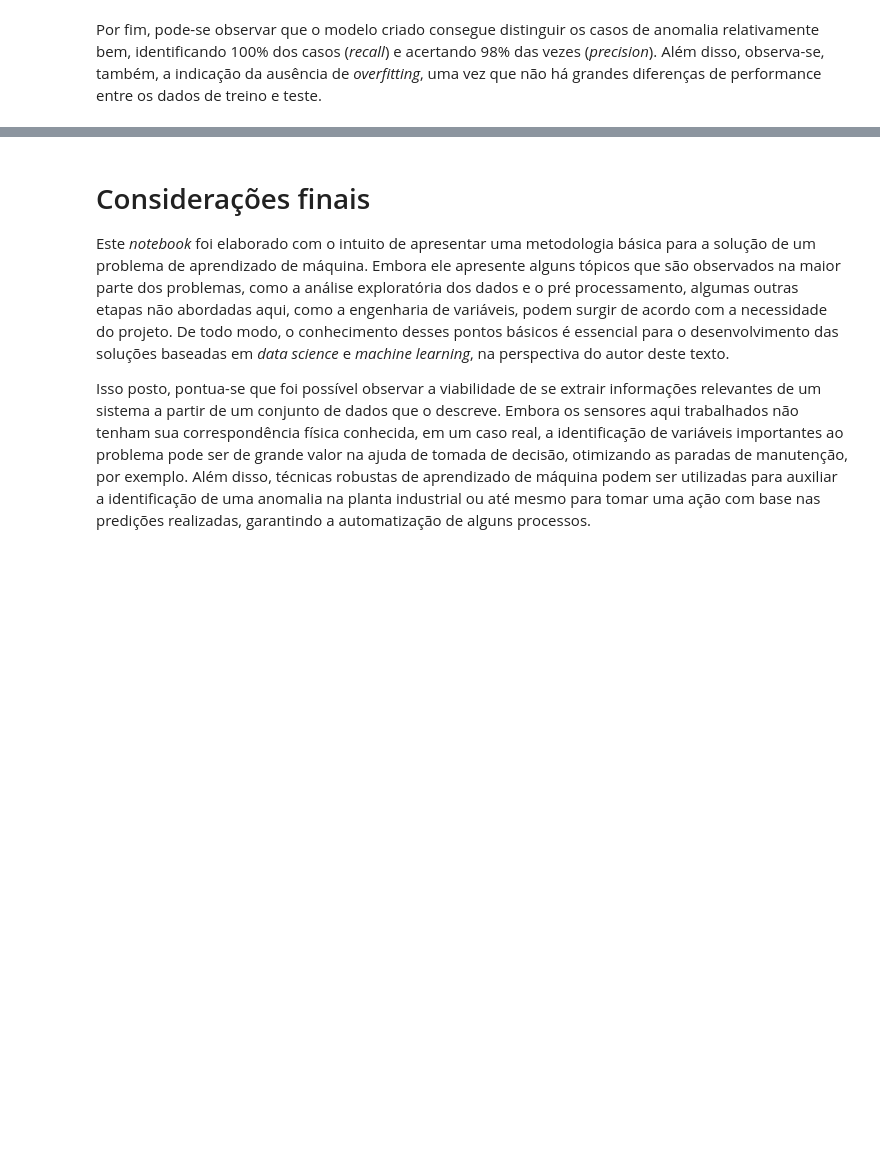
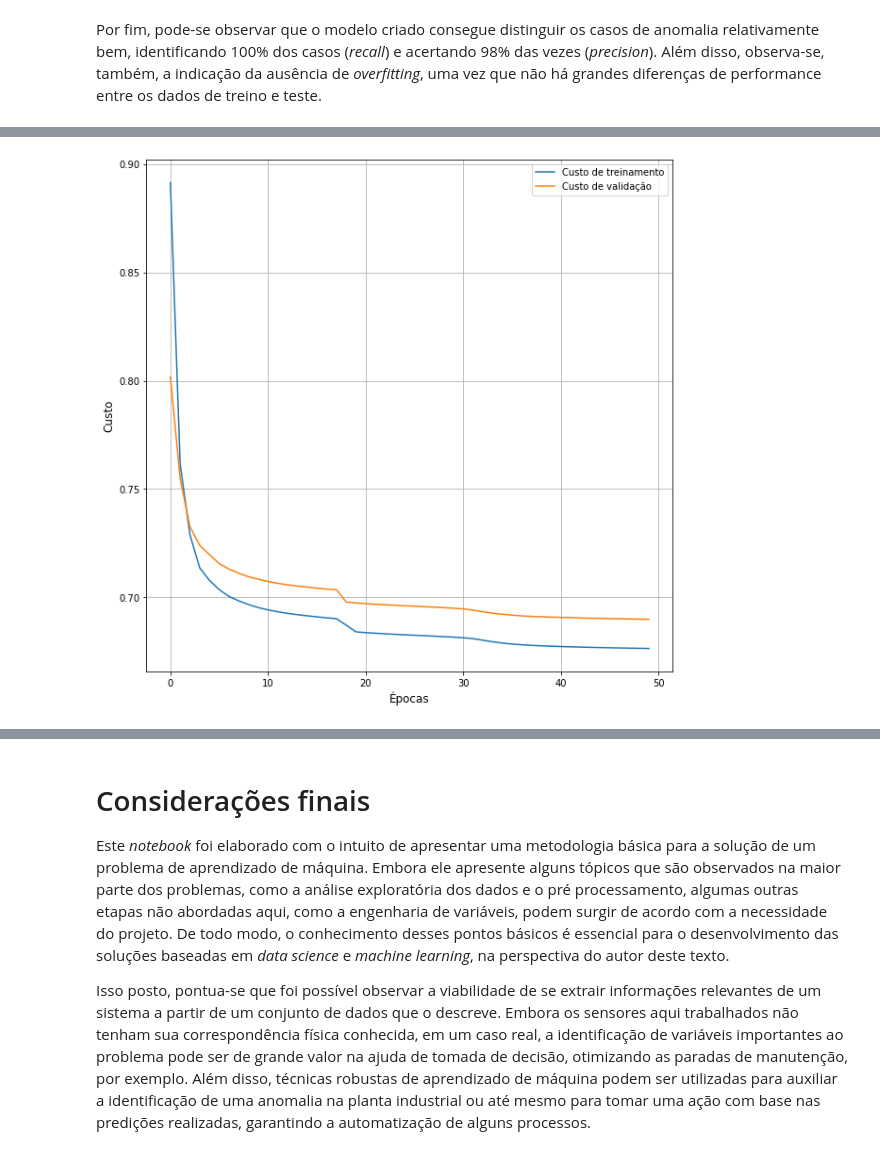
Before and after one commit to williamlhomem/ConfSist, a Jupyter notebook: pumpsensor.ipynb, the cells around one changed output, grey strips where cells are left out. Drawn from its saved outputs; the diff is of its cells as text; code cells hidden in the pictures; blank space fills up the shorter version.

```diff
--- a/pumpsensor.ipynb
+++ b/pumpsensor.ipynb
@@ -268,0 +276,10 @@ Por fim, pode-se observar que o modelo criado consegue distinguir os casos de an
+# %%
+# criação dos subconjuntos de teste e treino
+xtrain, xtest, ytrain, ytest = train_test_split(x, y, test_size=.05, random_state=42)
+# %%
+# criação do modelo AutoEncoder
+ae = models.AE(xtrain)
+ae.create_model(lr=0.0001)
+
+# visualização da arquitetura do model
+ae.model.summary()
@@ -268,0 +304,5 @@ Por fim, pode-se observar que o modelo criado consegue distinguir os casos de an
+# %%
+# treinamento do modelo
+ae.train_model(batch_size=128, epochs=50)
+# %% [output]
+[figure, added]
```
Also changed, not shown: parts of 6 cells of this notebook.
